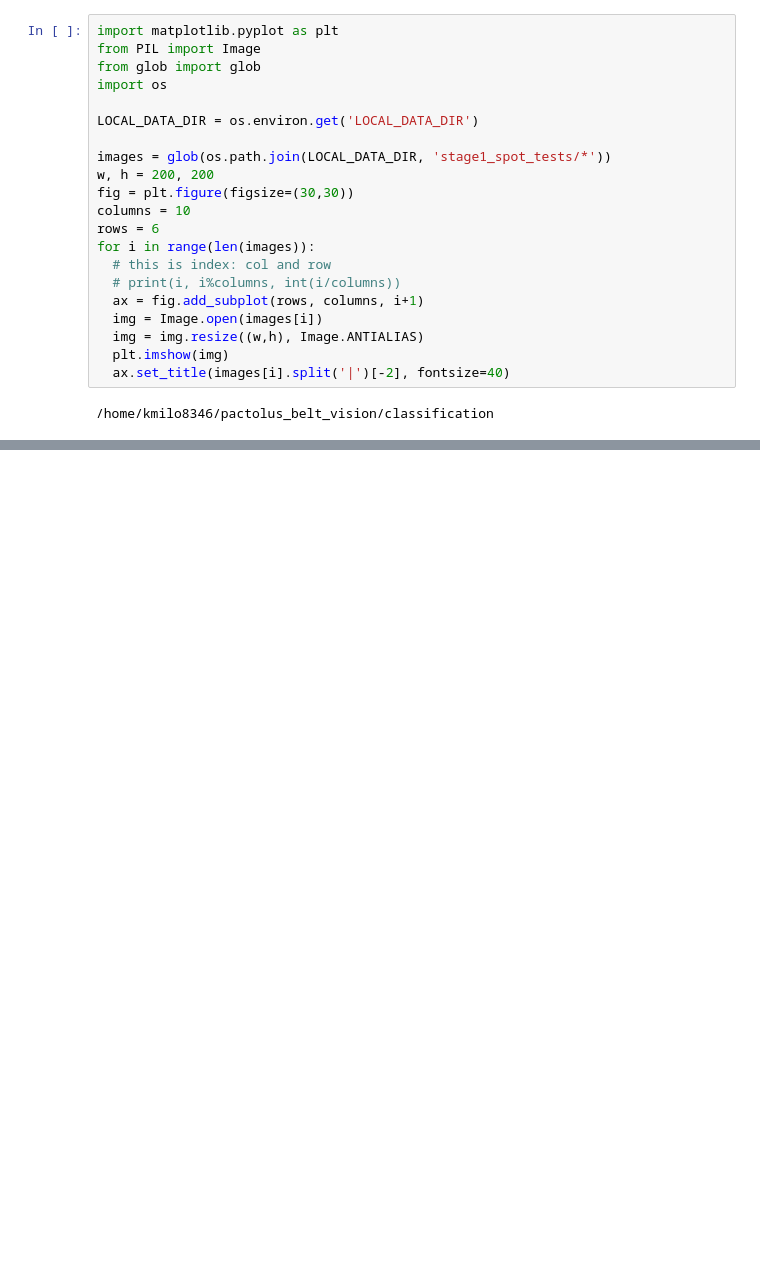
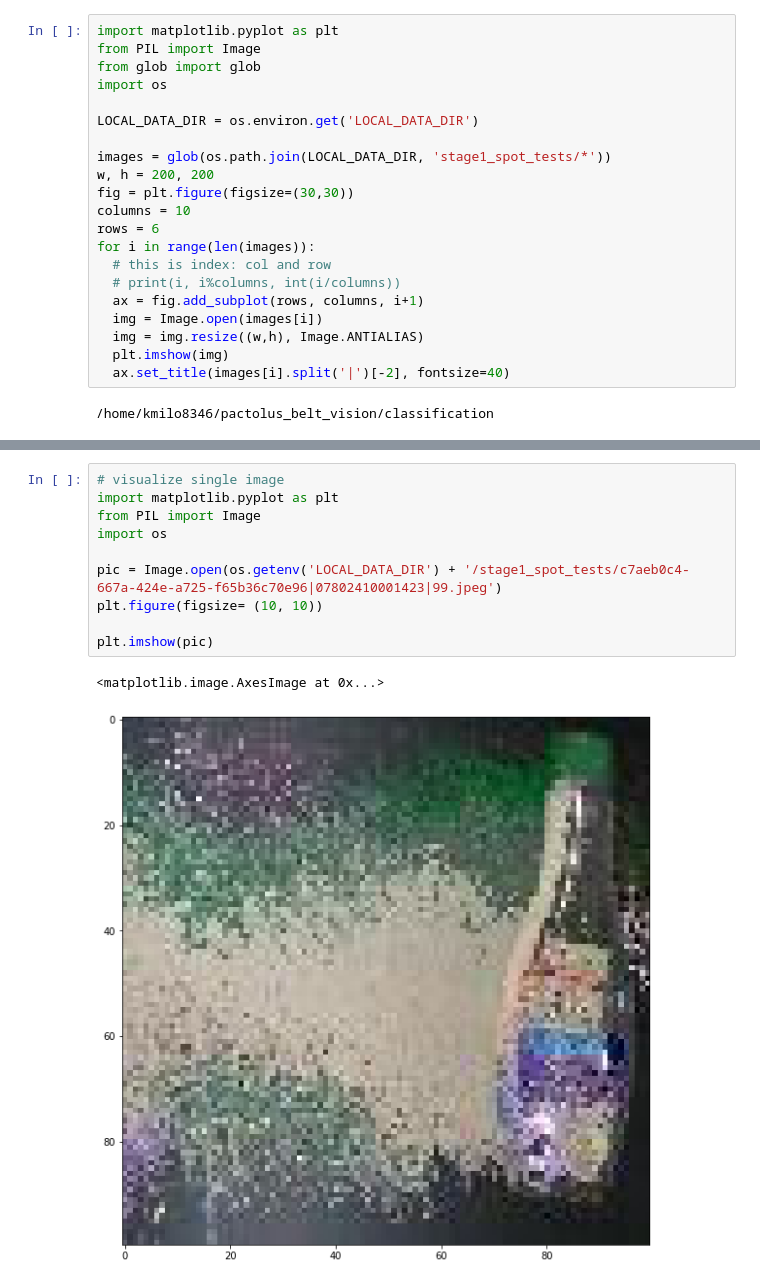
Before and after one commit to kmilo8346/pactolus-belt-vision, a Jupyter notebook: classification/classification1.ipynb, the cells around one changed output, grey strips where cells are left out. Saved outputs shown, nothing was run; the diff lists cells and outputs as text; blank space fills up the shorter version.

```diff
--- a/classification/classification1.ipynb
+++ b/classification/classification1.ipynb
@@ -50,0 +91,13 @@ for i in range(len(images)):
+# %%
+# visualize single image
+import matplotlib.pyplot as plt
+from PIL import Image
+import os
+
+pic = Image.open(os.getenv('LOCAL_DATA_DIR') + '/stage1_spot_tests/c7aeb0c4-667a-424e-a725-f65b36c70e96|07802410001423|99.jpeg')
+plt.figure(figsize= (10, 10))
+
+plt.imshow(pic)
+# %% [output]
+<matplotlib.image.AxesImage at 0x...>
+[figure, added]
```
Also changed, not shown: parts of 5 cells of this notebook.
